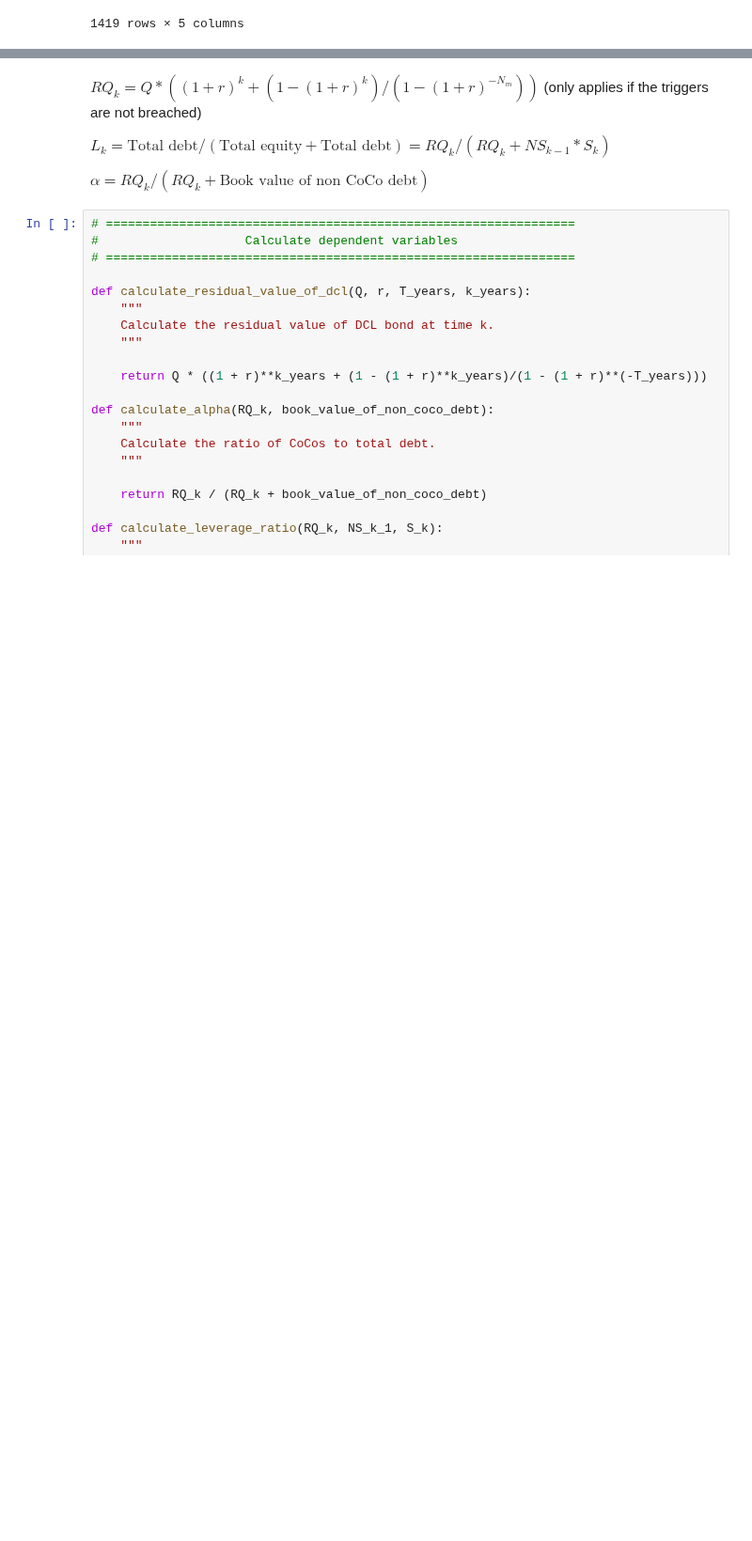
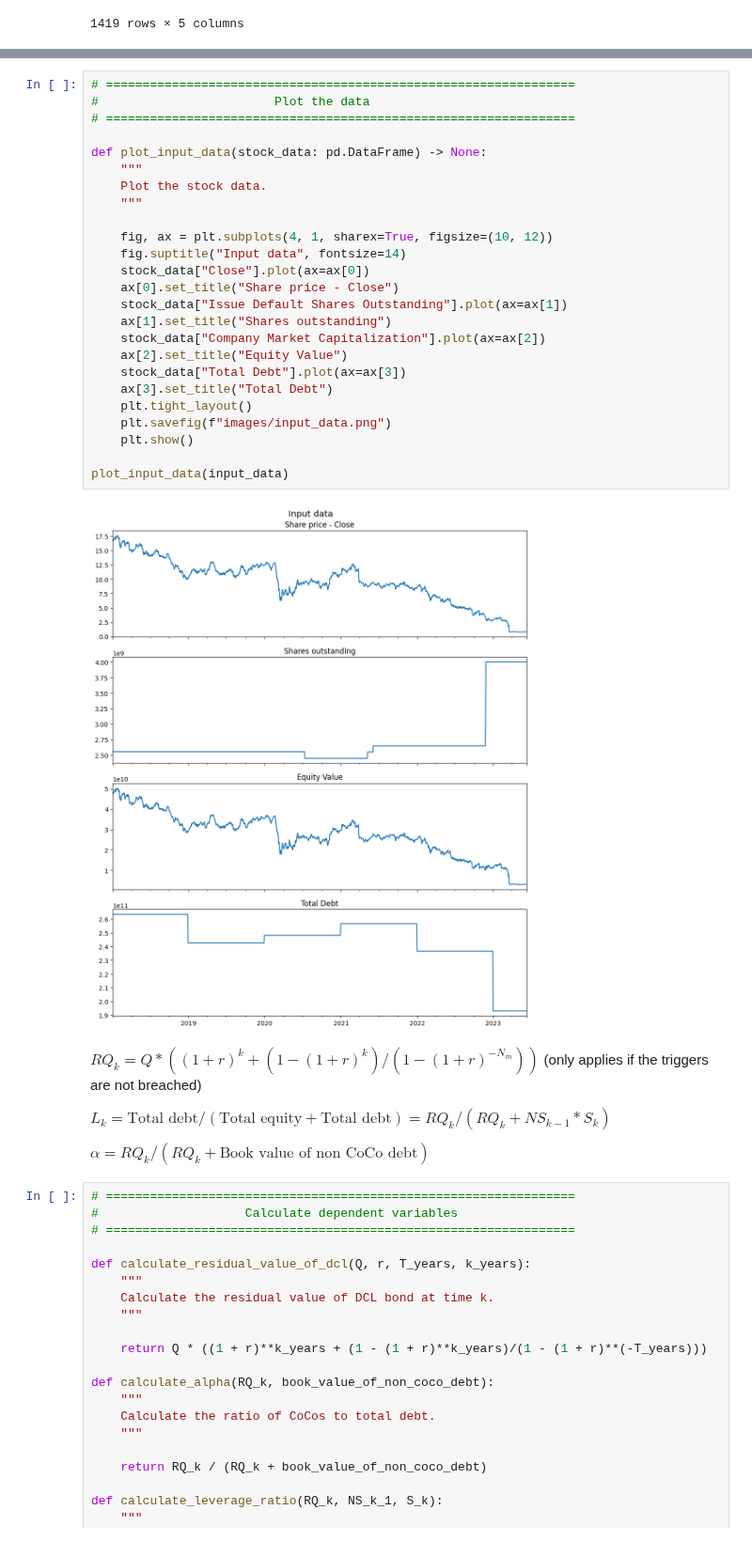
Before and after one commit to steinarb1234/DCL_coco_bond, a Jupyter notebook: main.ipynb, the cells around one changed output, grey strips where cells are left out. Shown at 94% size. Saved outputs shown, nothing was run; the diff lists cells and outputs as text; blank space fills up the shorter version.

```diff
--- a/main.ipynb
+++ b/main.ipynb
@@ -149,3 +122,30 @@ plot_input_data(input_data)
+# %%
+# ================================================================
+#                        Plot the data
+# ================================================================
+
+def plot_input_data(stock_data: pd.DataFrame) -> None:
+    """
+    Plot the stock data.
+    """
+
+    fig, ax = plt.subplots(4, 1, sharex=True, figsize=(10, 12))
+    fig.suptitle("Input data", fontsize=14)
+    stock_data["Close"].plot(ax=ax[0])
+    ax[0].set_title("Share price - Close")
+    stock_data["Issue Default Shares Outstanding"].plot(ax=ax[1])
+    ax[1].set_title("Shares outstanding")
+    stock_data["Company Market Capitalization"].plot(ax=ax[2])
+    ax[2].set_title("Equity Value")
+    stock_data["Total Debt"].plot(ax=ax[3])
+    ax[3].set_title("Total Debt")
+    plt.tight_layout()
+    plt.savefig(f"images/input_data.png")
+    plt.show()
+
+plot_input_data(input_data)
+# %% [output]
+[figure, added]
 # %% [markdown]
 $RQ_k = Q * ((1 + r)^k + (1 - (1 + r)^k)/(1 - (1 + r)^{-N_m}))$ (only applies if the triggers are not breached)
 
```
Also changed, not shown: parts of 2 cells of this notebook, 14 other files.
